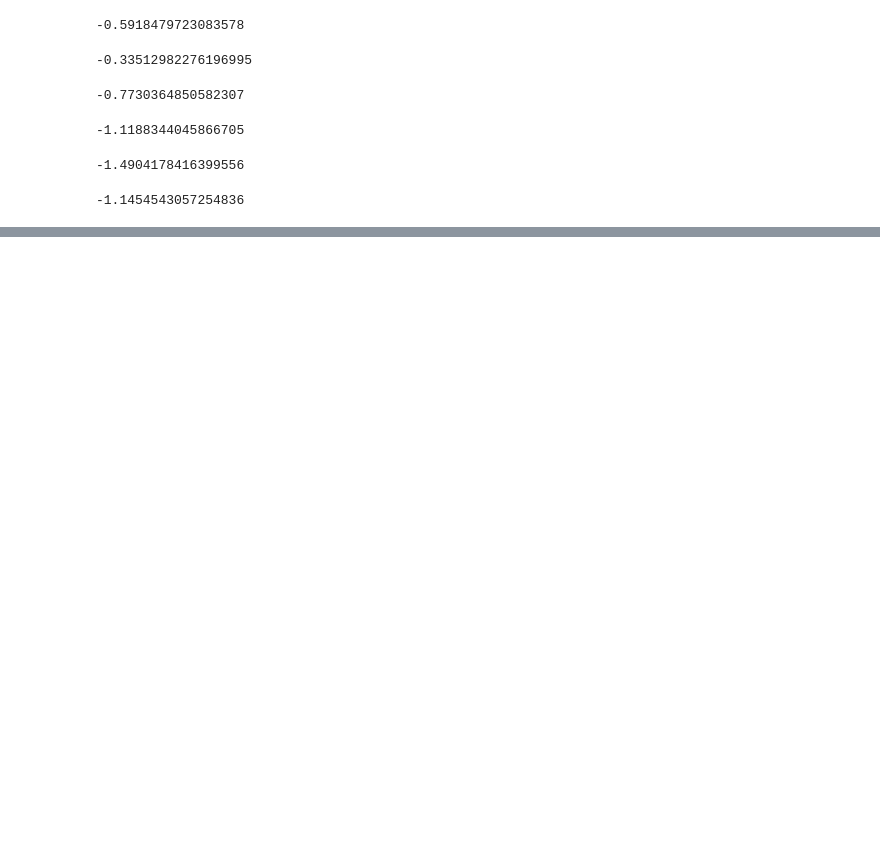
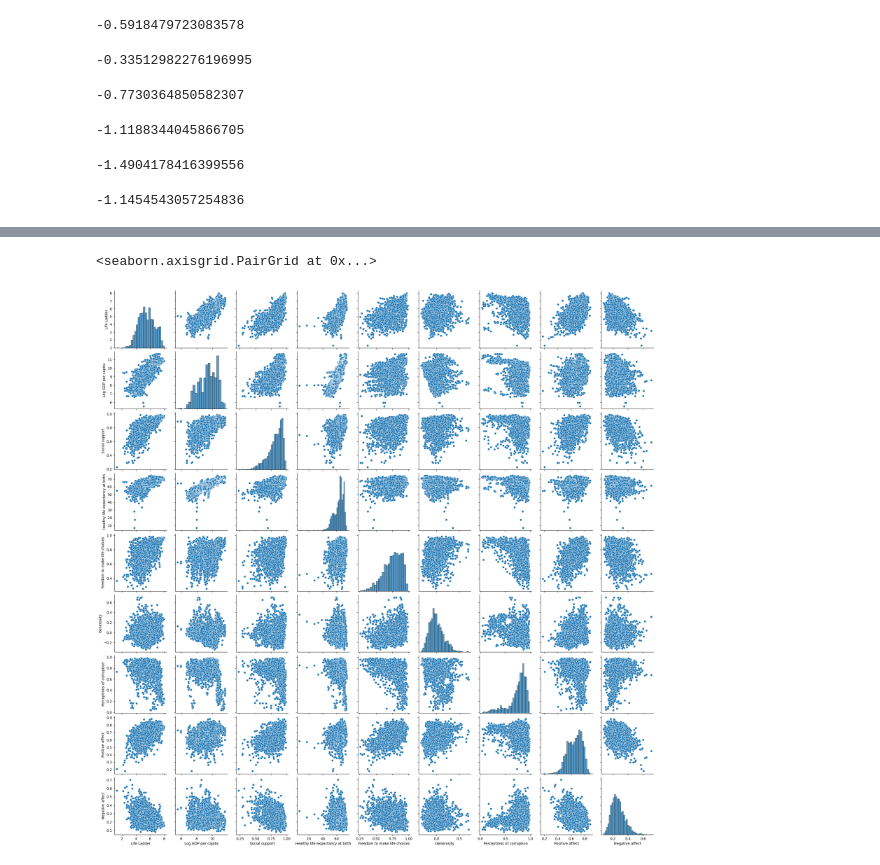
Before and after one commit to USFCA-CS663-Spring2024/happiness-jcai28, a Jupyter notebook: Happiness - Assignment 1 - CS 663 (Machine Learning).ipynb, the cells around one changed output, grey strips where cells are left out. Saved outputs shown, nothing was run; the diff lists cells and outputs as text; code cells hidden in the pictures; blank space fills up the shorter version.

```diff
--- a/Happiness - Assignment 1 - CS 663 (Machine Learning).ipynb
+++ b/Happiness - Assignment 1 - CS 663 (Machine Learning).ipynb
@@ -119,0 +155,5 @@ the subjective happiness and the economy of coutries tend to be noral distribute
+# %%
+sns.pairplot(df.drop(['year'], axis=1))
+# %% [output]
+<seaborn.axisgrid.PairGrid at 0x...>
+[figure, added]
```
Also changed, not shown: parts of 35 cells of this notebook.
